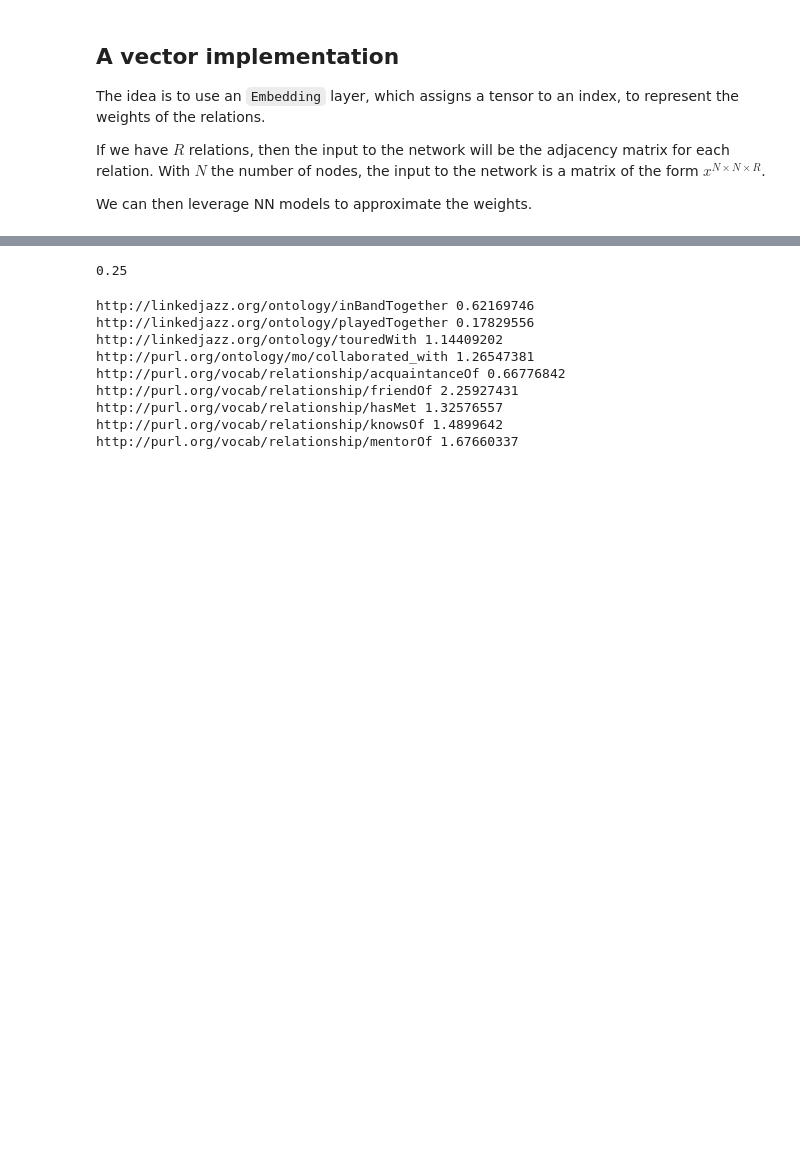
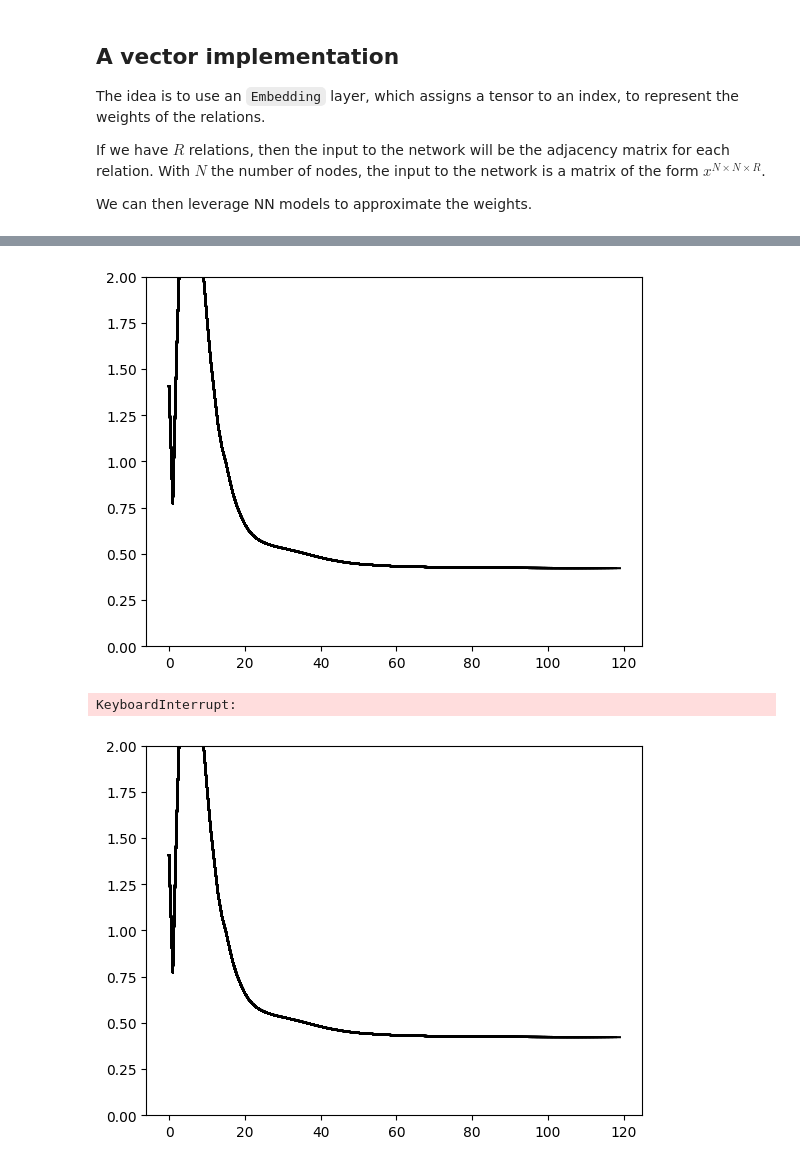
Before and after one commit to andreasalvucci/new_influence_experiments, a Jupyter notebook: CREAI_influence_network.ipynb, the cells around one changed output, grey strips where cells are left out. Drawn from its saved outputs; the diff is of its cells as text; code cells hidden in the pictures; blank space fills up the shorter version.

Commit message:
trainable weights

```diff
--- a/CREAI_influence_network.ipynb
+++ b/CREAI_influence_network.ipynb
@@ -238,13 +263,0 @@ model = SumIRWE(lj, INFLUENCED_BY_PRED)
-# %%
-from tqdm import trange
-
-optimizer = torch.optim.SGD(model.parameters(), lr=0.001)
-
-for step in (pbar := trange(10)):
-  loss = model()
-  loss.backward()
-  optimizer.step()
-  optimizer.zero_grad()
-
-  loss = loss.item()
-  pbar.set_description(f"Loss: {loss}")
@@ -263,3 +263,0 @@ def weight_graph(graph, weight_schema):
-# %%
-INFLUENCED_BY_PRED = rdflib.URIRef("http://purl.org/vocab/relationship/influencedBy")
-influenced_by_rel = [(s, o) for s, _ , o in lj.triples((None, INFLUENCED_BY_PRED, None)) ]
@@ -277,17 +264,34 @@ for influenced, influencer in influenced_by_rel:
-# %%
-np.sum(top_pred) / len(top_pred)
-# %% [output]
-0.25
-# %%
-for k, v in zip(WEIGHTS_MAP.keys(), weights):
-  print(k, v)
-# %% [output]
-http://linkedjazz.org/ontology/inBandTogether 0.62169746
-http://linkedjazz.org/ontology/playedTogether 0.17829556
-http://linkedjazz.org/ontology/touredWith 1.14409202
-http://purl.org/ontology/mo/collaborated_with 1.26547381
-http://purl.org/vocab/relationship/acquaintanceOf 0.66776842
-http://purl.org/vocab/relationship/friendOf 2.25927431
-http://purl.org/vocab/relationship/hasMet 1.32576557
-http://purl.org/vocab/relationship/knowsOf 1.4899642
-http://purl.org/vocab/relationship/mentorOf 1.67660337
+# %%
+from tqdm.auto import tqdm
+from matplotlib import pyplot as plt
+from IPython import display
+
+fig, ax = plt.subplots()
+dh = display.display(fig, display_id=True)
+
+model = SumIRWE(lj, INFLUENCED_BY_PRED, comunicability_degree=8)
+model.to("cuda:0")
+optimizer = torch.optim.AdamW(model.parameters(), lr=0.05)
+
+losses = []
+metrics = []
+for step in (pbar := tqdm(list(range(1000)))):
+  loss, _ = model()
+  loss.backward()
+  optimizer.step()
+  optimizer.zero_grad()
+
+  losses.append(loss.item())
+
+  if (step % 10) == 0:
+    metrics.append({n: v for k in [1, 5, 10, 20, 25] for n, v in model.evaluate(k).items()})
+    pbar.set_postfix_str(f" P: {metrics[-1]['P@10']:1.2f} R: {metrics[-1]['R@10']:1.2f}")
+
+  ax.plot(range(len(losses)), losses, c="k")
+  dh.update(fig)
+
+  pbar.set_description(f"Loss: {losses[-1]:1.8f}")
+# %% [output]
+[figure, added]
+KeyboardInterrupt:
+[figure, added]
```
Also changed, not shown: parts of 10 cells of this notebook.
